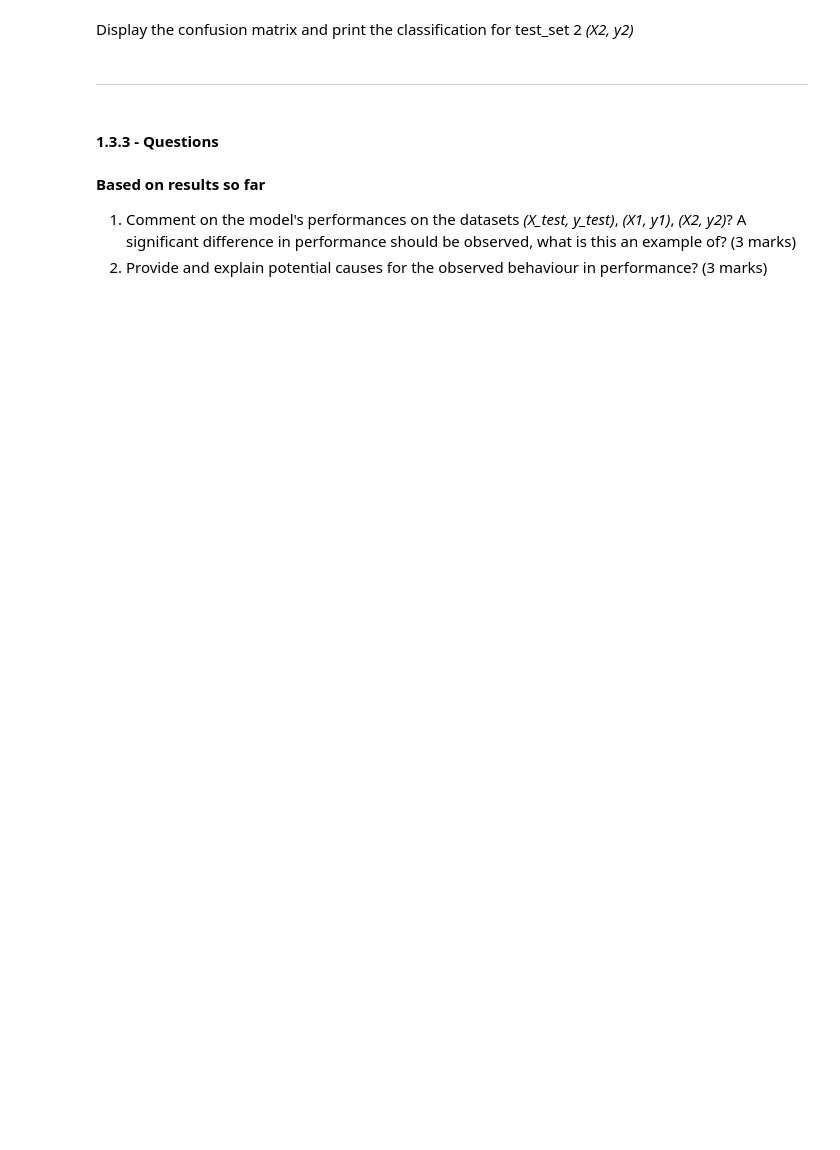
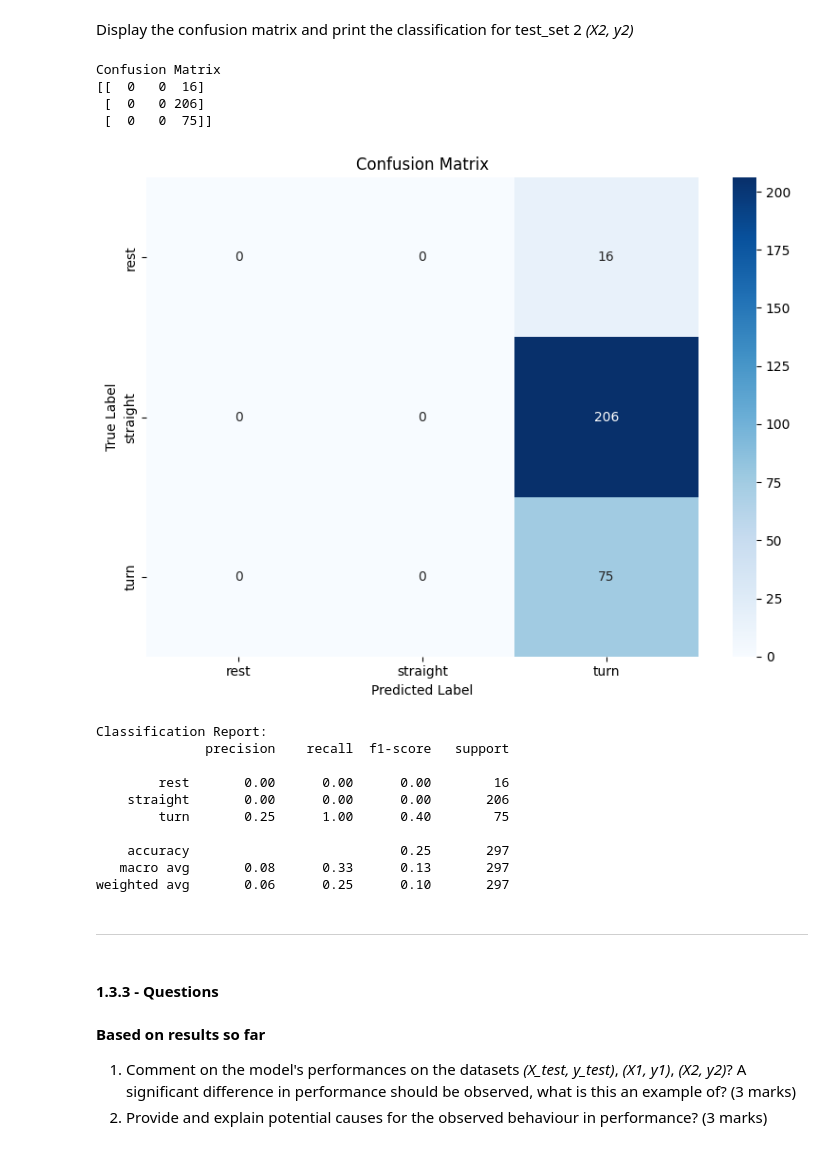
Before and after one commit to quinnledingham/engg680_2024_fall, a Jupyter notebook: Lab_Assignment4/VehicleMotionStateClassification.ipynb, the cells around one changed output. Saved outputs shown, nothing was run; the diff lists cells and outputs as text; code cells hidden in the pictures; blank space fills up the shorter version.

```diff
--- a/Lab_Assignment4/VehicleMotionStateClassification.ipynb
+++ b/Lab_Assignment4/VehicleMotionStateClassification.ipynb
@@ -237,5 +291,5 @@ NameError: name 'X1' is not defined
 # %%
 # TODO - Load the target vector from test_set2 into y2, and all features from test_set2 into X2
-# y2 =
-# X2 =
+y2 = test_set2['motion_state']
+X2 = test_set2.drop('motion_state', axis=1)
 X2.head(2)
@@ -260,6 +340,24 @@ Display the confusion matrix and print the classification for test_set 1 *(X1, y
 Display the confusion matrix and print the classification for test_set 2 *(X2, y2)*
 # %%
 # TODO - Display confusion matrix and print classification report for (X2, y2)
+y2_pred = best_model.predict(X2)
+display_cm_cr(y2, y2_pred)
+# %% [output]
+Confusion Matrix
+[[  0   0  16]
+ [  0   0 206]
+ [  0   0  75]]
+[figure, added]
+Classification Report:
+              precision    recall  f1-score   support
+
+        rest       0.00      0.00      0.00        16
+    straight       0.00      0.00      0.00       206
+        turn       0.25      1.00      0.40        75
+
+    accuracy                           0.25       297
+   macro avg       0.08      0.33      0.13       297
+weighted avg       0.06      0.25      0.10       297
 # %% [markdown]
 ___
 # %% [markdown]
```
Also changed, not shown: parts of 11 cells of this notebook.
